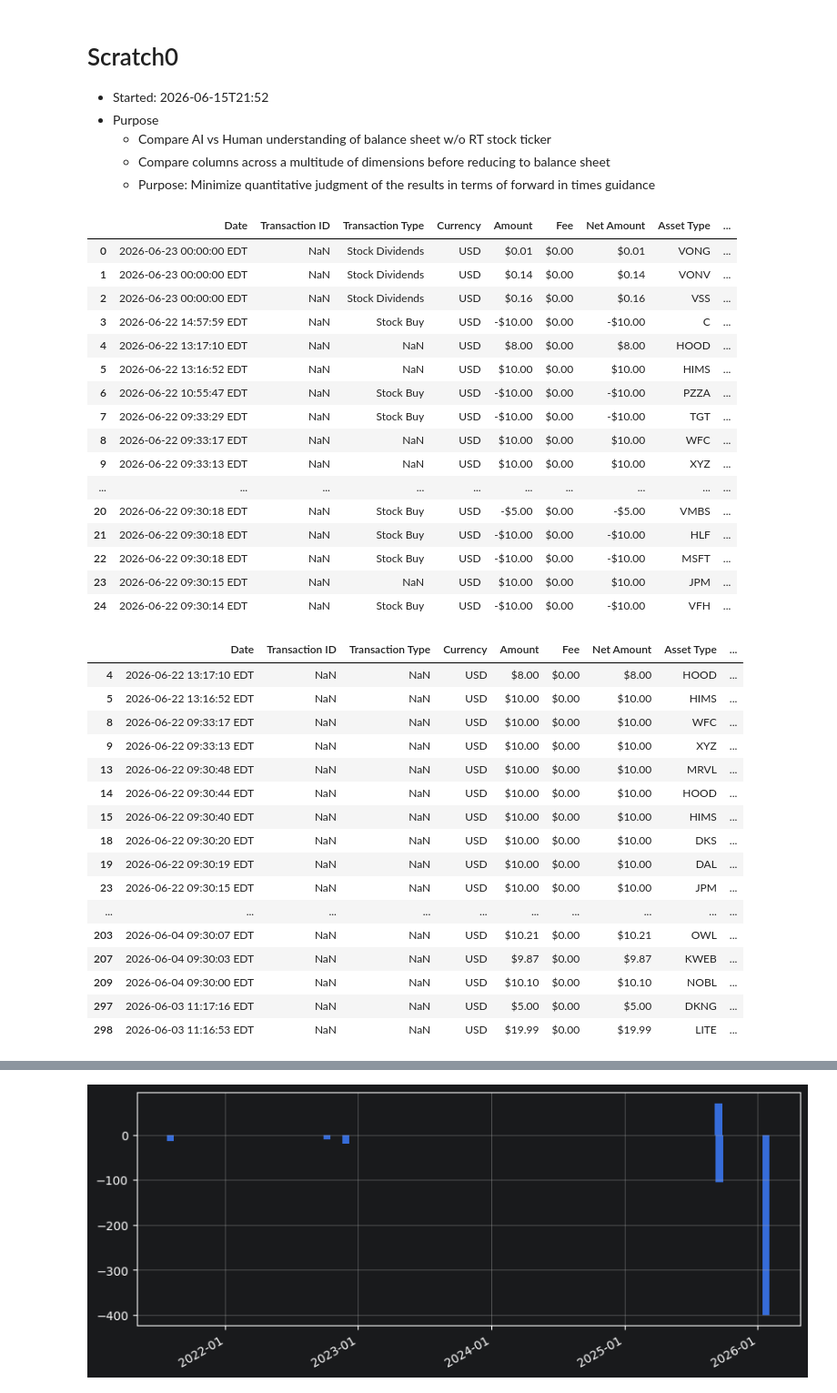
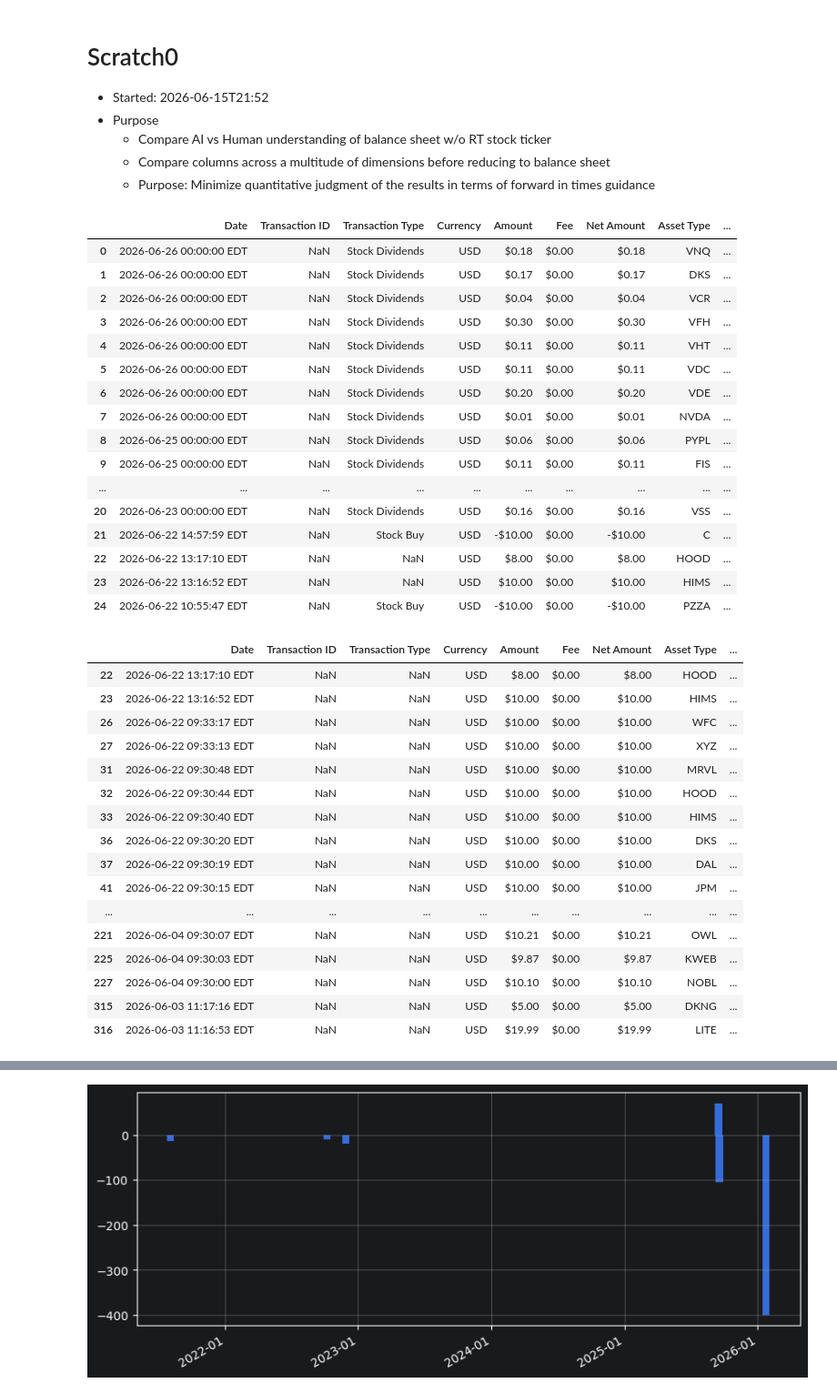
Before and after one commit to matthagy/cashapp_analysis, a Jupyter notebook: scratch0.ipynb, the cells around one changed output, grey strips where cells are left out. Shown at 91% size. Drawn from its saved outputs; the diff is of its cells as text; code cells hidden in the pictures.

```diff
--- a/scratch0.ipynb
+++ b/scratch0.ipynb
@@ -11,46 +11,46 @@ import matplotlib.dates as mdates
 import pandas as pd
 import seaborn as sns
 # %%
-data_raw = pd.read_csv('data/cash_app_report_1782214191301.csv')
+data_raw = pd.read_csv('data/cash_app_report_1782441067984.csv')
 data_raw.head(25)
 # %% [output]
 |  | Date | Transaction ID | Transaction Type | Currency | Amount | Fee | Net Amount | Asset Type | ... |
-| 0 | 2026-06-23 00:00:00 EDT | NaN | Stock Dividends | USD | $0.01 | $0.00 | $0.01 | VONG | ... |
-| 1 | 2026-06-23 00:00:00 EDT | NaN | Stock Dividends | USD | $0.14 | $0.00 | $0.14 | VONV | ... |
-| 2 | 2026-06-23 00:00:00 EDT | NaN | Stock Dividends | USD | $0.16 | $0.00 | $0.16 | VSS | ... |
-| 3 | 2026-06-22 14:57:59 EDT | NaN | Stock Buy | USD | -$10.00 | $0.00 | -$10.00 | C | ... |
-| 4 | 2026-06-22 13:17:10 EDT | NaN | NaN | USD | $8.00 | $0.00 | $8.00 | HOOD | ... |
-| 5 | 2026-06-22 13:16:52 EDT | NaN | NaN | USD | $10.00 | $0.00 | $10.00 | HIMS | ... |
-| 6 | 2026-06-22 10:55:47 EDT | NaN | Stock Buy | USD | -$10.00 | $0.00 | -$10.00 | PZZA | ... |
-| 7 | 2026-06-22 09:33:29 EDT | NaN | Stock Buy | USD | -$10.00 | $0.00 | -$10.00 | TGT | ... |
-| 8 | 2026-06-22 09:33:17 EDT | NaN | NaN | USD | $10.00 | $0.00 | $10.00 | WFC | ... |
-| 9 | 2026-06-22 09:33:13 EDT | NaN | NaN | USD | $10.00 | $0.00 | $10.00 | XYZ | ... |
+| 0 | 2026-06-26 00:00:00 EDT | NaN | Stock Dividends | USD | $0.18 | $0.00 | $0.18 | VNQ | ... |
+| 1 | 2026-06-26 00:00:00 EDT | NaN | Stock Dividends | USD | $0.17 | $0.00 | $0.17 | DKS | ... |
+| 2 | 2026-06-26 00:00:00 EDT | NaN | Stock Dividends | USD | $0.04 | $0.00 | $0.04 | VCR | ... |
+| 3 | 2026-06-26 00:00:00 EDT | NaN | Stock Dividends | USD | $0.30 | $0.00 | $0.30 | VFH | ... |
+| 4 | 2026-06-26 00:00:00 EDT | NaN | Stock Dividends | USD | $0.11 | $0.00 | $0.11 | VHT | ... |
+| 5 | 2026-06-26 00:00:00 EDT | NaN | Stock Dividends | USD | $0.11 | $0.00 | $0.11 | VDC | ... |
+| 6 | 2026-06-26 00:00:00 EDT | NaN | Stock Dividends | USD | $0.20 | $0.00 | $0.20 | VDE | ... |
+| 7 | 2026-06-26 00:00:00 EDT | NaN | Stock Dividends | USD | $0.01 | $0.00 | $0.01 | NVDA | ... |
+| 8 | 2026-06-25 00:00:00 EDT | NaN | Stock Dividends | USD | $0.06 | $0.00 | $0.06 | PYPL | ... |
+| 9 | 2026-06-25 00:00:00 EDT | NaN | Stock Dividends | USD | $0.11 | $0.00 | $0.11 | FIS | ... |
 | ... | ... | ... | ... | ... | ... | ... | ... | ... | ... |
-| 20 | 2026-06-22 09:30:18 EDT | NaN | Stock Buy | USD | -$5.00 | $0.00 | -$5.00 | VMBS | ... |
-| 21 | 2026-06-22 09:30:18 EDT | NaN | Stock Buy | USD | -$10.00 | $0.00 | -$10.00 | HLF | ... |
-| 22 | 2026-06-22 09:30:18 EDT | NaN | Stock Buy | USD | -$10.00 | $0.00 | -$10.00 | MSFT | ... |
-| 23 | 2026-06-22 09:30:15 EDT | NaN | NaN | USD | $10.00 | $0.00 | $10.00 | JPM | ... |
-| 24 | 2026-06-22 09:30:14 EDT | NaN | Stock Buy | USD | -$10.00 | $0.00 | -$10.00 | VFH | ... |
+| 20 | 2026-06-23 00:00:00 EDT | NaN | Stock Dividends | USD | $0.16 | $0.00 | $0.16 | VSS | ... |
+| 21 | 2026-06-22 14:57:59 EDT | NaN | Stock Buy | USD | -$10.00 | $0.00 | -$10.00 | C | ... |
+| 22 | 2026-06-22 13:17:10 EDT | NaN | NaN | USD | $8.00 | $0.00 | $8.00 | HOOD | ... |
+| 23 | 2026-06-22 13:16:52 EDT | NaN | NaN | USD | $10.00 | $0.00 | $10.00 | HIMS | ... |
+| 24 | 2026-06-22 10:55:47 EDT | NaN | Stock Buy | USD | -$10.00 | $0.00 | -$10.00 | PZZA | ... |
 # %%
 data_raw[data_raw['Transaction Type'].isna()]
 # %% [output]
 |  | Date | Transaction ID | Transaction Type | Currency | Amount | Fee | Net Amount | Asset Type | ... |
-| 4 | 2026-06-22 13:17:10 EDT | NaN | NaN | USD | $8.00 | $0.00 | $8.00 | HOOD | ... |
-| 5 | 2026-06-22 13:16:52 EDT | NaN | NaN | USD | $10.00 | $0.00 | $10.00 | HIMS | ... |
-| 8 | 2026-06-22 09:33:17 EDT | NaN | NaN | USD | $10.00 | $0.00 | $10.00 | WFC | ... |
-| 9 | 2026-06-22 09:33:13 EDT | NaN | NaN | USD | $10.00 | $0.00 | $10.00 | XYZ | ... |
-| 13 | 2026-06-22 09:30:48 EDT | NaN | NaN | USD | $10.00 | $0.00 | $10.00 | MRVL | ... |
-| 14 | 2026-06-22 09:30:44 EDT | NaN | NaN | USD | $10.00 | $0.00 | $10.00 | HOOD | ... |
-| 15 | 2026-06-22 09:30:40 EDT | NaN | NaN | USD | $10.00 | $0.00 | $10.00 | HIMS | ... |
-| 18 | 2026-06-22 09:30:20 EDT | NaN | NaN | USD | $10.00 | $0.00 | $10.00 | DKS | ... |
-| 19 | 2026-06-22 09:30:19 EDT | NaN | NaN | USD | $10.00 | $0.00 | $10.00 | DAL | ... |
-| 23 | 2026-06-22 09:30:15 EDT | NaN | NaN | USD | $10.00 | $0.00 | $10.00 | JPM | ... |
+| 22 | 2026-06-22 13:17:10 EDT | NaN | NaN | USD | $8.00 | $0.00 | $8.00 | HOOD | ... |
+| 23 | 2026-06-22 13:16:52 EDT | NaN | NaN | USD | $10.00 | $0.00 | $10.00 | HIMS | ... |
+| 26 | 2026-06-22 09:33:17 EDT | NaN | NaN | USD | $10.00 | $0.00 | $10.00 | WFC | ... |
+| 27 | 2026-06-22 09:33:13 EDT | NaN | NaN | USD | $10.00 | $0.00 | $10.00 | XYZ | ... |
+| 31 | 2026-06-22 09:30:48 EDT | NaN | NaN | USD | $10.00 | $0.00 | $10.00 | MRVL | ... |
+| 32 | 2026-06-22 09:30:44 EDT | NaN | NaN | USD | $10.00 | $0.00 | $10.00 | HOOD | ... |
+| 33 | 2026-06-22 09:30:40 EDT | NaN | NaN | USD | $10.00 | $0.00 | $10.00 | HIMS | ... |
+| 36 | 2026-06-22 09:30:20 EDT | NaN | NaN | USD | $10.00 | $0.00 | $10.00 | DKS | ... |
+| 37 | 2026-06-22 09:30:19 EDT | NaN | NaN | USD | $10.00 | $0.00 | $10.00 | DAL | ... |
+| 41 | 2026-06-22 09:30:15 EDT | NaN | NaN | USD | $10.00 | $0.00 | $10.00 | JPM | ... |
 | ... | ... | ... | ... | ... | ... | ... | ... | ... | ... |
-| 203 | 2026-06-04 09:30:07 EDT | NaN | NaN | USD | $10.21 | $0.00 | $10.21 | OWL | ... |
-| 207 | 2026-06-04 09:30:03 EDT | NaN | NaN | USD | $9.87 | $0.00 | $9.87 | KWEB | ... |
-| 209 | 2026-06-04 09:30:00 EDT | NaN | NaN | USD | $10.10 | $0.00 | $10.10 | NOBL | ... |
-| 297 | 2026-06-03 11:17:16 EDT | NaN | NaN | USD | $5.00 | $0.00 | $5.00 | DKNG | ... |
-| 298 | 2026-06-03 11:16:53 EDT | NaN | NaN | USD | $19.99 | $0.00 | $19.99 | LITE | ... |
+| 221 | 2026-06-04 09:30:07 EDT | NaN | NaN | USD | $10.21 | $0.00 | $10.21 | OWL | ... |
+| 225 | 2026-06-04 09:30:03 EDT | NaN | NaN | USD | $9.87 | $0.00 | $9.87 | KWEB | ... |
+| 227 | 2026-06-04 09:30:00 EDT | NaN | NaN | USD | $10.10 | $0.00 | $10.10 | NOBL | ... |
+| 315 | 2026-06-03 11:17:16 EDT | NaN | NaN | USD | $5.00 | $0.00 | $5.00 | DKNG | ... |
+| 316 | 2026-06-03 11:16:53 EDT | NaN | NaN | USD | $19.99 | $0.00 | $19.99 | LITE | ... |
 # %%
 data_raw['Asset Amount'].fillna(None).astype(float)
 # %% [output]
```
Also changed, not shown: parts of 43 cells of this notebook, 1 other file.
